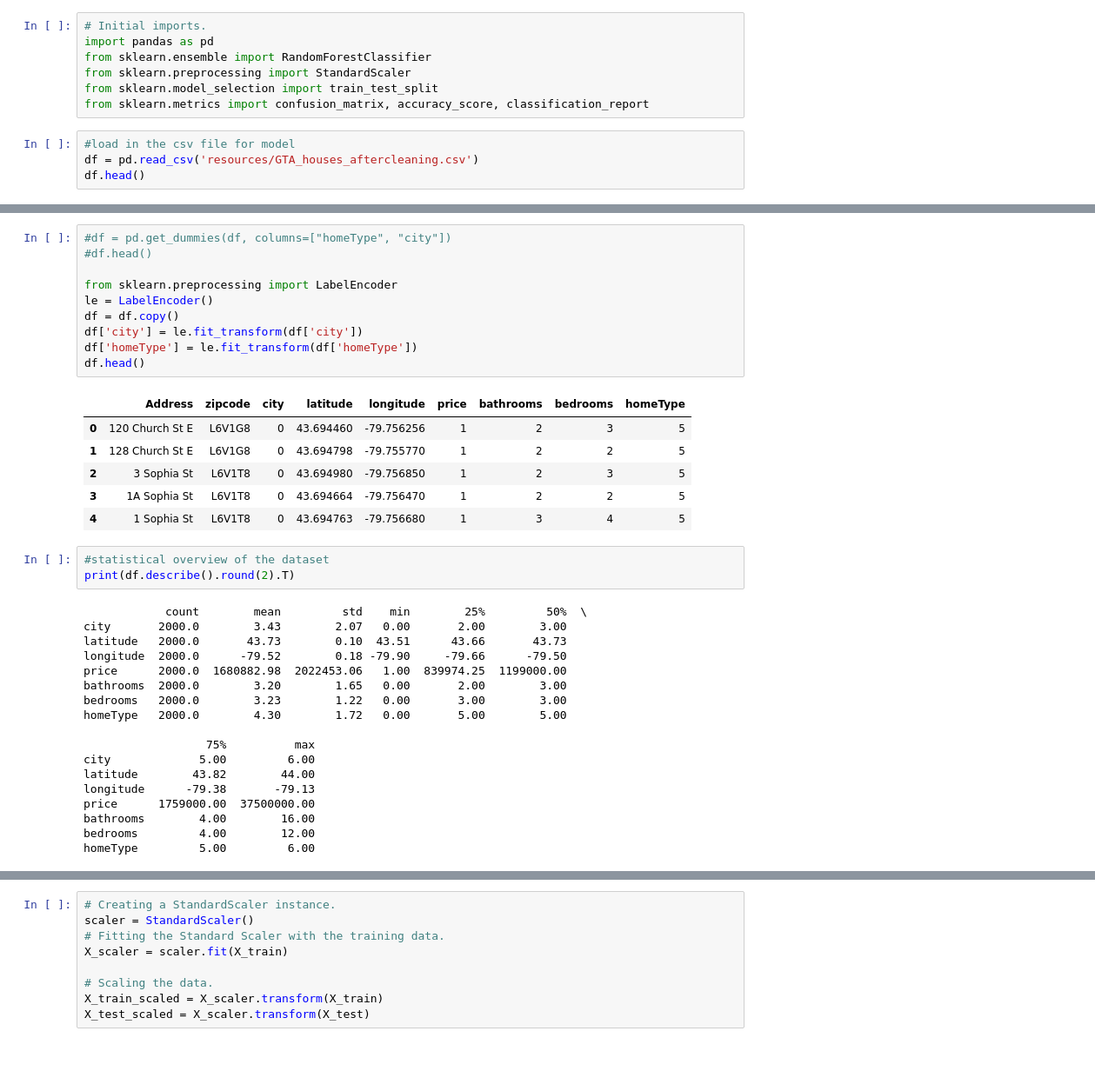
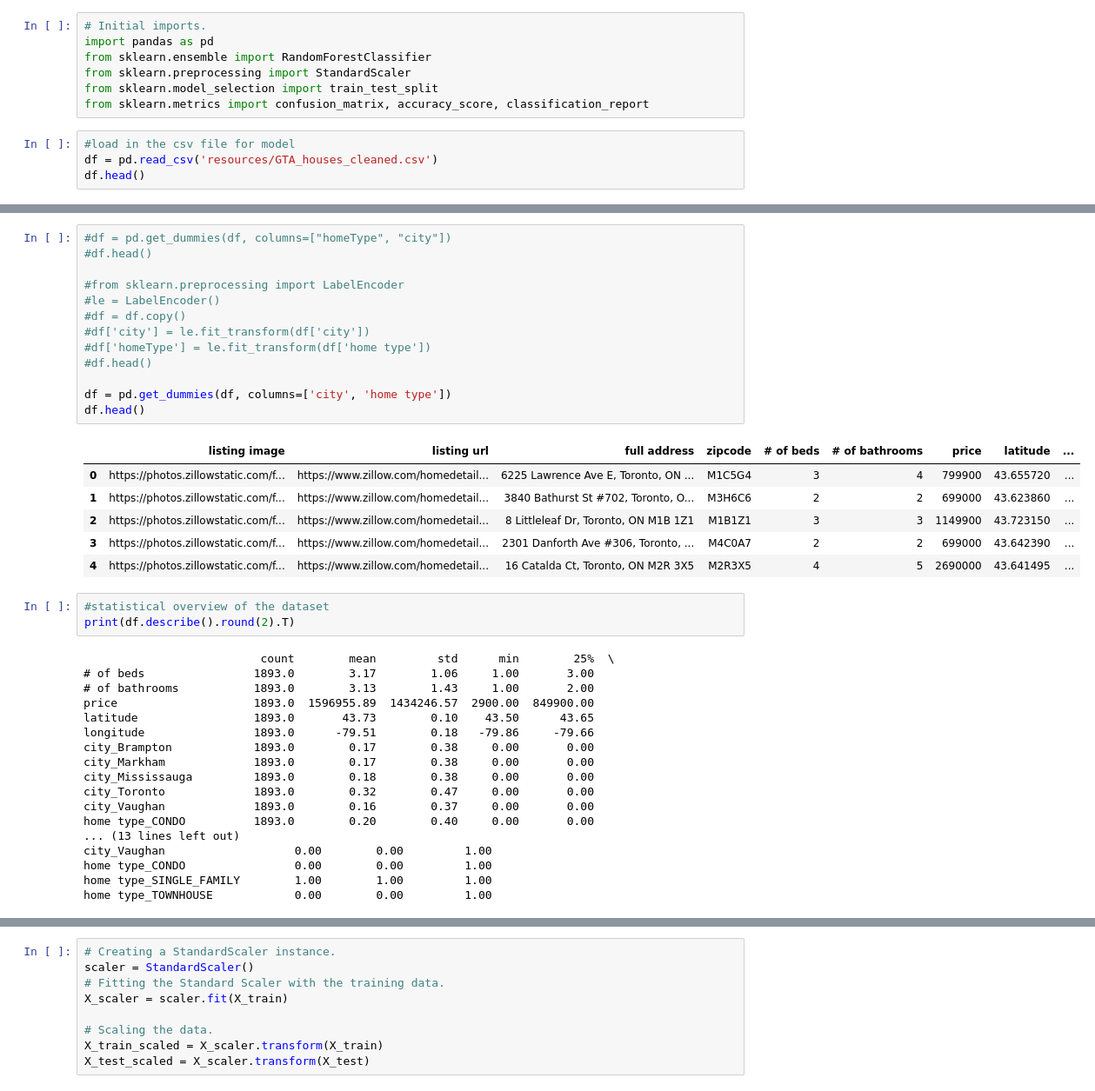
Before and after one commit to zuwulin/final_project, a Jupyter notebook: machine learning model mock-up.ipynb, the cells around one changed output, grey strips where cells are left out. Shown at 87% size. Drawn from its saved outputs; the diff is of its cells as text; blank space fills up the shorter version.

```diff
--- a/machine learning model mock-up.ipynb
+++ b/machine learning model mock-up.ipynb
@@ -7,6 +7,6 @@ from sklearn.model_selection import train_test_split
 from sklearn.metrics import confusion_matrix, accuracy_score, classification_report
 # %%
 #load in the csv file for model
-df = pd.read_csv('resources/GTA_houses_aftercleaning.csv')
+df = pd.read_csv('resources/GTA_houses_cleaned.csv')
 df.head()
 # %% [output]
@@ -24,40 +45,43 @@ df.shape
 # %%
 #df = pd.get_dummies(df, columns=["homeType", "city"])
 #df.head()
 
-from sklearn.preprocessing import LabelEncoder
-le = LabelEncoder()
-df = df.copy()
-df['city'] = le.fit_transform(df['city'])
-df['homeType'] = le.fit_transform(df['homeType'])
+#from sklearn.preprocessing import LabelEncoder
+#le = LabelEncoder()
+#df = df.copy()
+#df['city'] = le.fit_transform(df['city'])
+#df['homeType'] = le.fit_transform(df['home type'])
+#df.head()
+
+df = pd.get_dummies(df, columns=['city', 'home type'])
 df.head()
 # %% [output]
-|  | Address | zipcode | city | latitude | longitude | price | bathrooms | bedrooms | homeType |
-| 0 | 120 Church St E | L6V1G8 | 0 | 43.694460 | -79.756256 | 1 | 2 | 3 | 5 |
-| 1 | 128 Church St E | L6V1G8 | 0 | 43.694798 | -79.755770 | 1 | 2 | 2 | 5 |
-| 2 | 3 Sophia St | L6V1T8 | 0 | 43.694980 | -79.756850 | 1 | 2 | 3 | 5 |
-| 3 | 1A Sophia St | L6V1T8 | 0 | 43.694664 | -79.756470 | 1 | 2 | 2 | 5 |
-| 4 | 1 Sophia St | L6V1T8 | 0 | 43.694763 | -79.756680 | 1 | 3 | 4 | 5 |
+|  | listing image | listing url | full address | zipcode | # of beds | # of bathrooms | price | latitude | ... |
+| 0 | https://photos.zillowstatic.com/f... | https://www.zillow.com/homedetail... | 6225 Lawrence Ave E, Toronto, ON ... | M1C5G4 | 3 | 4 | 799900 | 43.655720 | ... |
+| 1 | https://photos.zillowstatic.com/f... | https://www.zillow.com/homedetail... | 3840 Bathurst St #702, Toronto, O... | M3H6C6 | 2 | 2 | 699000 | 43.623860 | ... |
+| 2 | https://photos.zillowstatic.com/f... | https://www.zillow.com/homedetail... | 8 Littleleaf Dr, Toronto, ON M1B 1Z1 | M1B1Z1 | 3 | 3 | 1149900 | 43.723150 | ... |
+| 3 | https://photos.zillowstatic.com/f... | https://www.zillow.com/homedetail... | 2301 Danforth Ave #306, Toronto, ... | M4C0A7 | 2 | 2 | 699000 | 43.642390 | ... |
+| 4 | https://photos.zillowstatic.com/f... | https://www.zillow.com/homedetail... | 16 Catalda Ct, Toronto, ON M2R 3X5 | M2R3X5 | 4 | 5 | 2690000 | 43.641495 | ... |
 # %%
 #statistical overview of the dataset
 print(df.describe().round(2).T)
 # %% [output]
-            count        mean         std    min        25%         50%  \
-city       2000.0        3.43        2.07   0.00       2.00        3.00
-latitude   2000.0       43.73        0.10  43.51      43.66       43.73
-longitude  2000.0      -79.52        0.18 -79.90     -79.66      -79.50
-price      2000.0  1680882.98  2022453.06   1.00  839974.25  1199000.00
-bathrooms  2000.0        3.20        1.65   0.00       2.00        3.00
-bedrooms   2000.0        3.23        1.22   0.00       3.00        3.00
-homeType   2000.0        4.30        1.72   0.00       5.00        5.00
-
-                  75%          max
-city             5.00         6.00
-latitude        43.82        44.00
-longitude      -79.38       -79.13
-price      1759000.00  37500000.00
-bathrooms        4.00        16.00
-bedrooms         4.00        12.00
-homeType         5.00         6.00
+                          count        mean         std      min        25%  \
+# of beds                1893.0        3.17        1.06     1.00       3.00
+# of bathrooms           1893.0        3.13        1.43     1.00       2.00
+price                    1893.0  1596955.89  1434246.57  2900.00  849900.00
+latitude                 1893.0       43.73        0.10    43.50      43.65
+longitude                1893.0      -79.51        0.18   -79.86     -79.66
+city_Brampton            1893.0        0.17        0.38     0.00       0.00
+city_Markham             1893.0        0.17        0.38     0.00       0.00
+city_Mississauga         1893.0        0.18        0.38     0.00       0.00
+city_Toronto             1893.0        0.32        0.47     0.00       0.00
+city_Vaughan             1893.0        0.16        0.37     0.00       0.00
+home type_CONDO          1893.0        0.20        0.40     0.00       0.00
+... (13 lines left out)
+city_Vaughan                   0.00        0.00         1.00
+home type_CONDO                0.00        0.00         1.00
+home type_SINGLE_FAMILY        1.00        1.00         1.00
+home type_TOWNHOUSE            0.00        0.00         1.00
 # %%
 # Define the features set.
```
Also changed, not shown: parts of 14 cells of this notebook, 11 other files.
